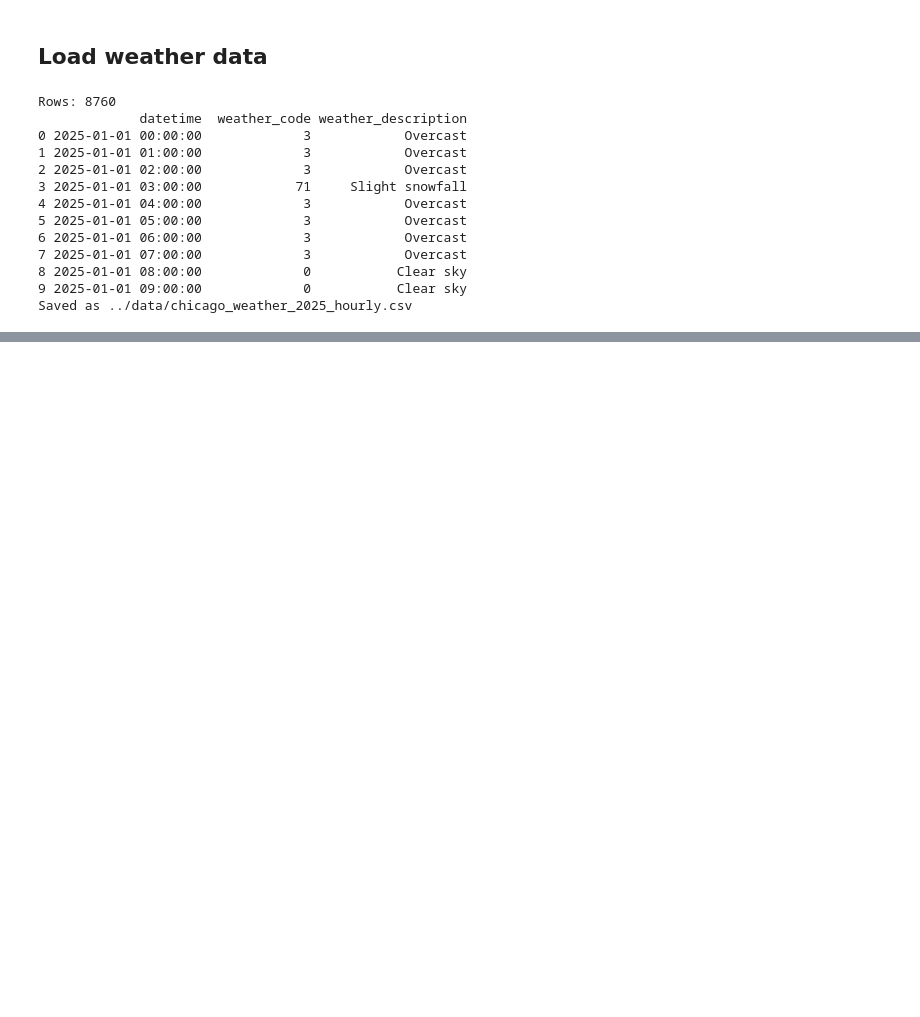
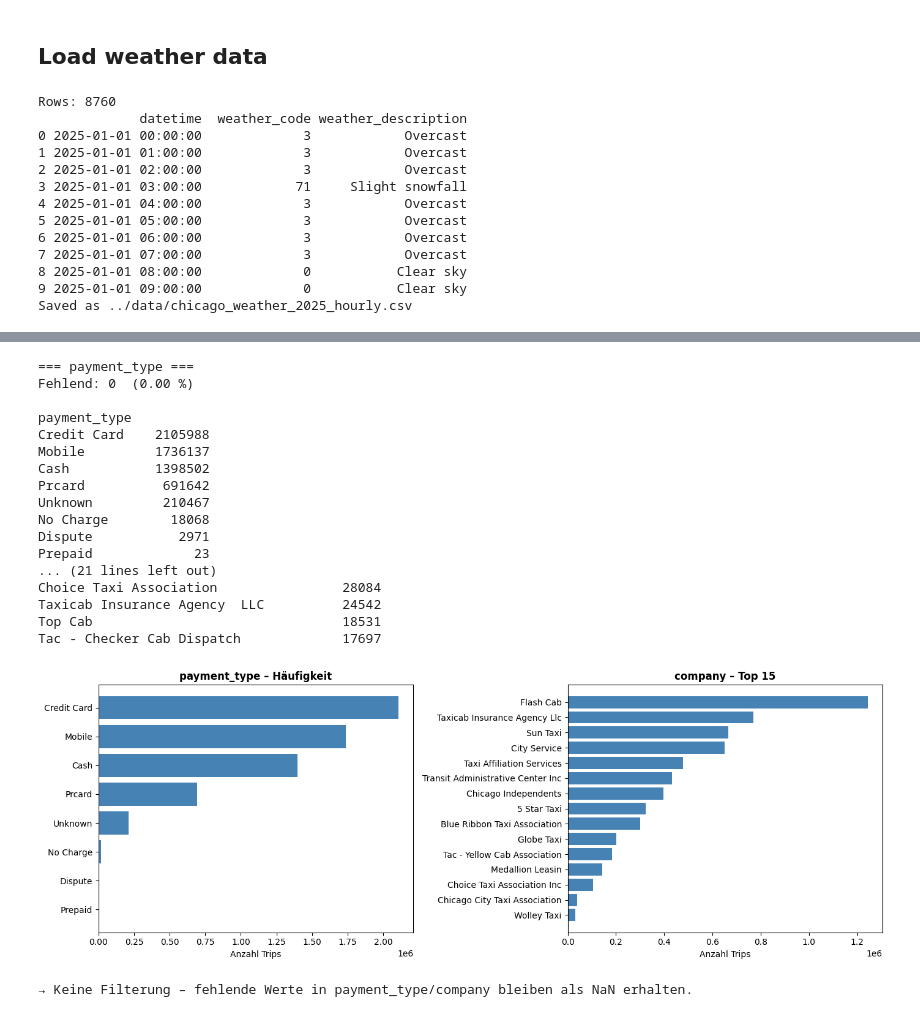
Before and after one commit to nbringew/AAA_Team_1, a Jupyter notebook: notebooks/00_data_loading.ipynb, the cells around one changed output, grey strips where cells are left out. Cells and saved outputs as stored; diff of their text form; code cells hidden in the pictures; blank space fills up the shorter version.

```diff
--- a/notebooks/00_data_loading.ipynb
+++ b/notebooks/00_data_loading.ipynb
@@ -311,0 +673,52 @@ Gespeichert: ../data/chicago_taxi_2025_clean.parquet
+# %%
+# payment_type
+print("=== payment_type ===")
+n_null_pt = df['payment_type'].isna().sum()
+print(f"Fehlend: {n_null_pt:,}  ({n_null_pt/len(df)*100:.2f} %)\n")
+print(df['payment_type'].value_counts(dropna=False).to_string())
+
+# company
+print("\n=== company (Top 20) ===")
+n_null_co = df['company'].isna().sum()
+print(f"Fehlend: {n_null_co:,}  ({n_null_co/len(df)*100:.2f} %)\n")
+print(df['company'].value_counts(dropna=False).head(20).to_string())
+
+# Visualisierung
+fig, axes = plt.subplots(1, 2, figsize=(14, 5))
+
+pt_plot = df['payment_type'].value_counts(dropna=False).head(10)
+axes[0].barh(pt_plot.index.astype(str), pt_plot.values, color='steelblue')
+axes[0].set_title('payment_type – Häufigkeit', fontweight='bold')
+axes[0].set_xlabel('Anzahl Trips')
+axes[0].invert_yaxis()
+
+co_plot = df['company'].value_counts(dropna=False).head(15)
+axes[1].barh(co_plot.index.astype(str), co_plot.values, color='steelblue')
+axes[1].set_title('company – Top 15', fontweight='bold')
+axes[1].set_xlabel('Anzahl Trips')
+axes[1].invert_yaxis()
+
+plt.tight_layout()
+plt.show()
+
+print("\n→ Keine Filterung – fehlende Werte in payment_type/company bleiben als NaN erhalten.")
+# %% [output]
+=== payment_type ===
+Fehlend: 0  (0.00 %)
+
+payment_type
+Credit Card    2105988
+Mobile         1736137
+Cash           1398502
+Prcard          691642
+Unknown         210467
+No Charge        18068
+Dispute           2971
+Prepaid             23
+... (21 lines left out)
+Choice Taxi Association                28084
+Taxicab Insurance Agency  LLC          24542
+Top Cab                                18531
+Tac - Checker Cab Dispatch             17697
+[figure, added]
+→ Keine Filterung – fehlende Werte in payment_type/company bleiben als NaN erhalten.
```
Also changed, not shown: parts of 22 cells of this notebook, 2 other files.
